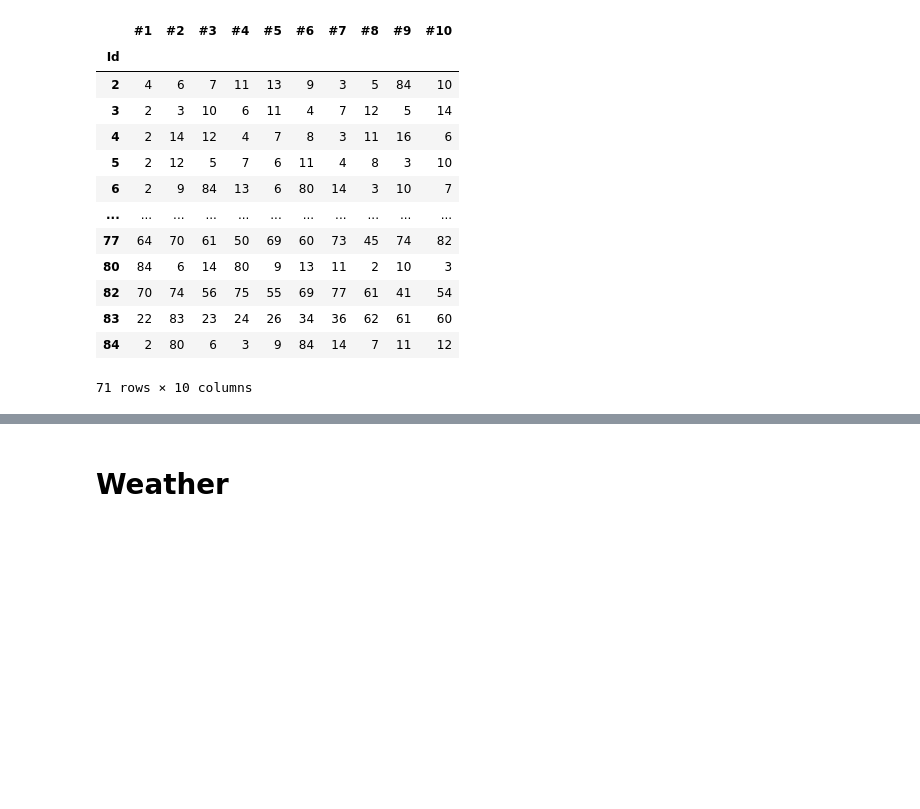
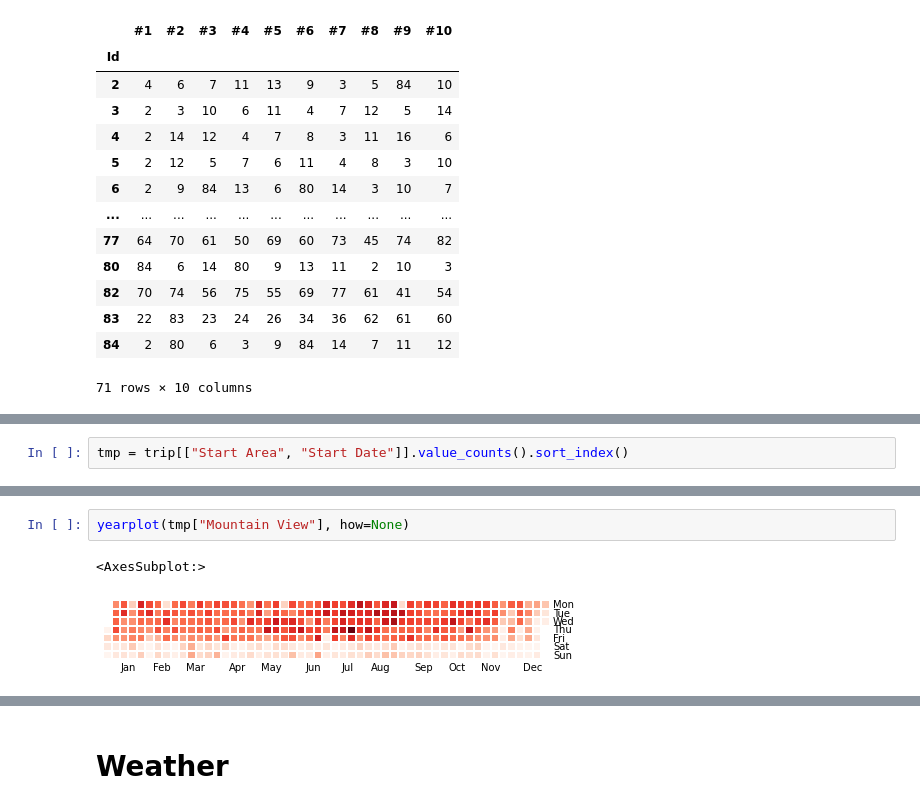
Before and after one commit to adrienbuche-27/bikerental-prediction, a Jupyter notebook: 01 - Data Exploration.ipynb, the cells around one changed output, grey strips where cells are left out. Cells and saved outputs as stored; diff of their text form; blank space fills up the shorter version.

```diff
--- a/01 - Data Exploration.ipynb
+++ b/01 - Data Exploration.ipynb
@@ -439,0 +475,2 @@ popular_stations
+# %%
+tmp = trip[["Start Area", "Start Date"]].value_counts().sort_index()
@@ -439,0 +493,5 @@ popular_stations
+# %%
+yearplot(tmp["Mountain View"], how=None)
+# %% [output]
+<AxesSubplot:>
+[figure, added]
```
Also changed, not shown: parts of 16 cells of this notebook, 1 other file.
